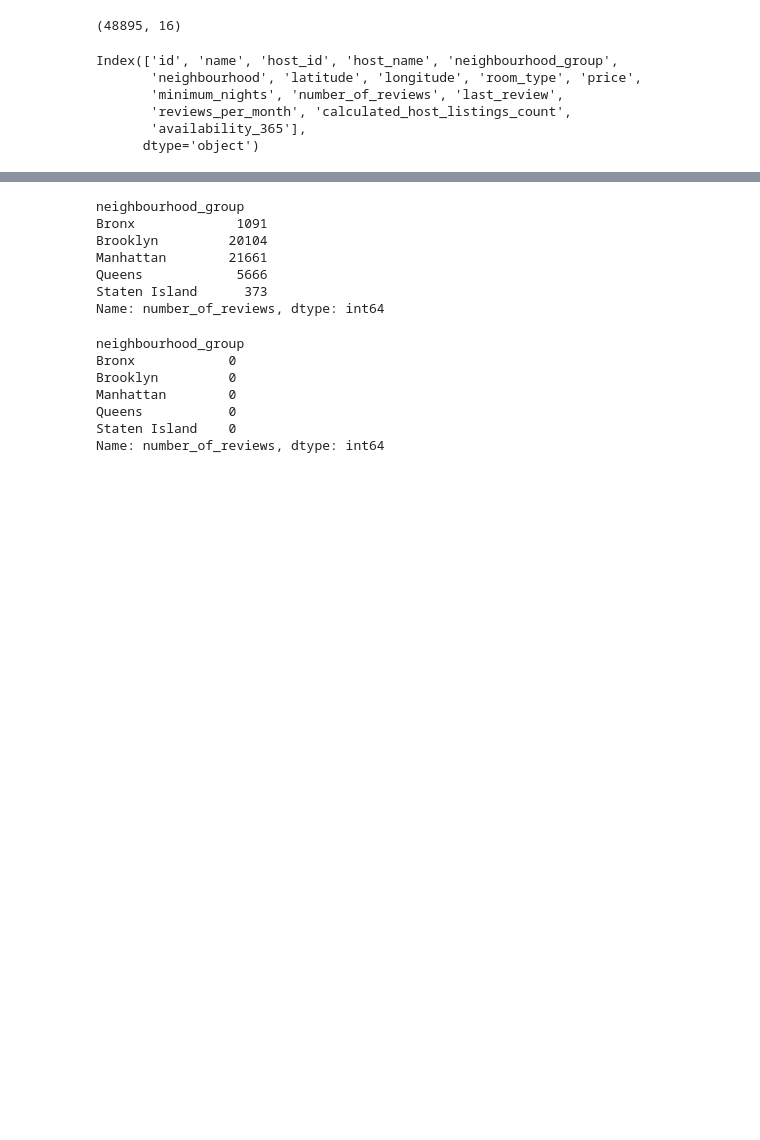
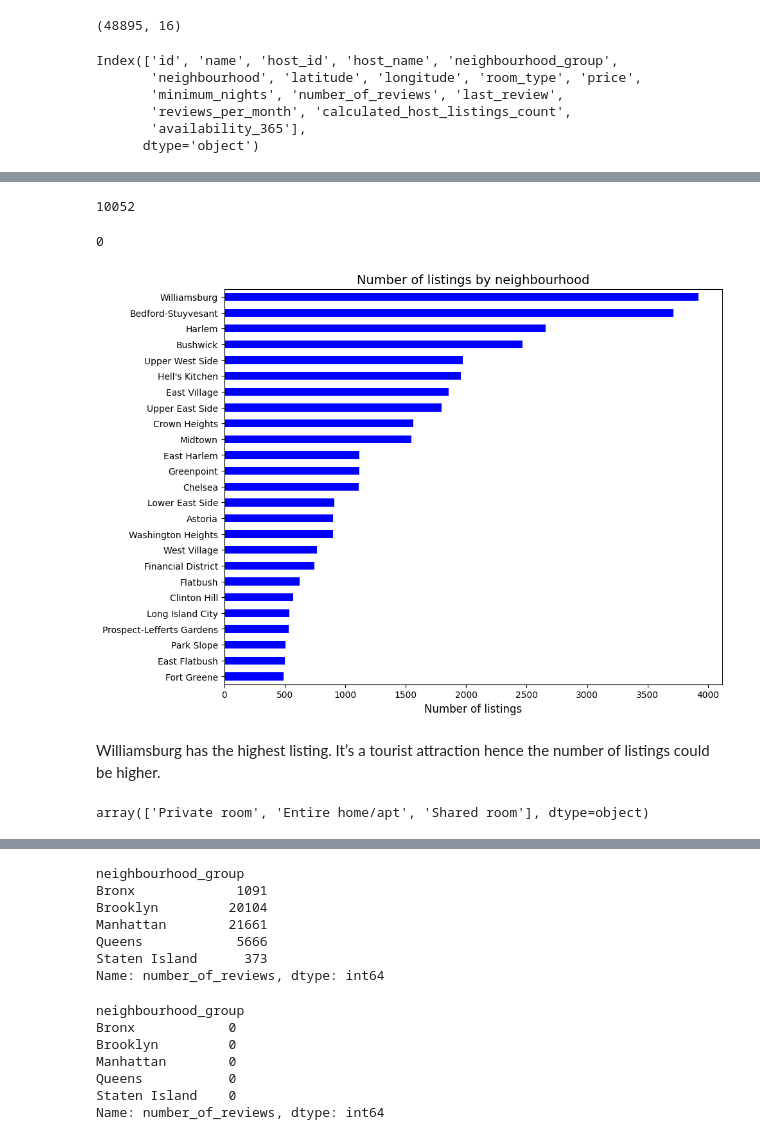
Before and after one commit to Sardaruzma/Airbnb_EDA, a Jupyter notebook: Airbnb_EDA_Project.ipynb, the cells around one changed output, grey strips where cells are left out. Saved outputs shown, nothing was run; the diff lists cells and outputs as text; code cells hidden in the pictures; blank space fills up the shorter version.

```diff
--- a/Airbnb_EDA_Project.ipynb
+++ b/Airbnb_EDA_Project.ipynb
@@ -82,0 +123,29 @@ Here i am checking the Dataframe with respect to reviews column.
+# %%
+My_Dataframe.reviews_per_month.isnull().sum()
+# %% [output]
+10052
+# %%
+#changing the null values of'reviews_per_month' with 0
+My_Dataframe.fillna({'reviews_per_month':0}, inplace=True)
+My_Dataframe.reviews_per_month.isnull().sum()
+# %% [output]
+0
+# %%
+# Which neighbourhood has the highest listing?
+
+#Seeing which neighborhood has the highest number of listings
+feq = My_Dataframe['neighbourhood'].value_counts().sort_values(ascending=True)
+feq = feq[-25:]
+feq.plot.barh(figsize=(10,8), color ='b', width= 0.5)
+plt.title('Number of listings by neighbourhood', fontsize=14)
+plt.xlabel('Number of listings', fontsize = 12)
+plt.show()
+# %% [output]
+[figure, added]
+# %% [markdown]
+Williamsburg has the highest listing. It’s a tourist attraction hence the number of listings could be higher.
+# %%
+#Type of properties available
+My_Dataframe.room_type.unique()
+# %% [output]
+array(['Private room', 'Entire home/apt', 'Shared room'], dtype=object)
```
Also changed, not shown: parts of 17 cells of this notebook.
